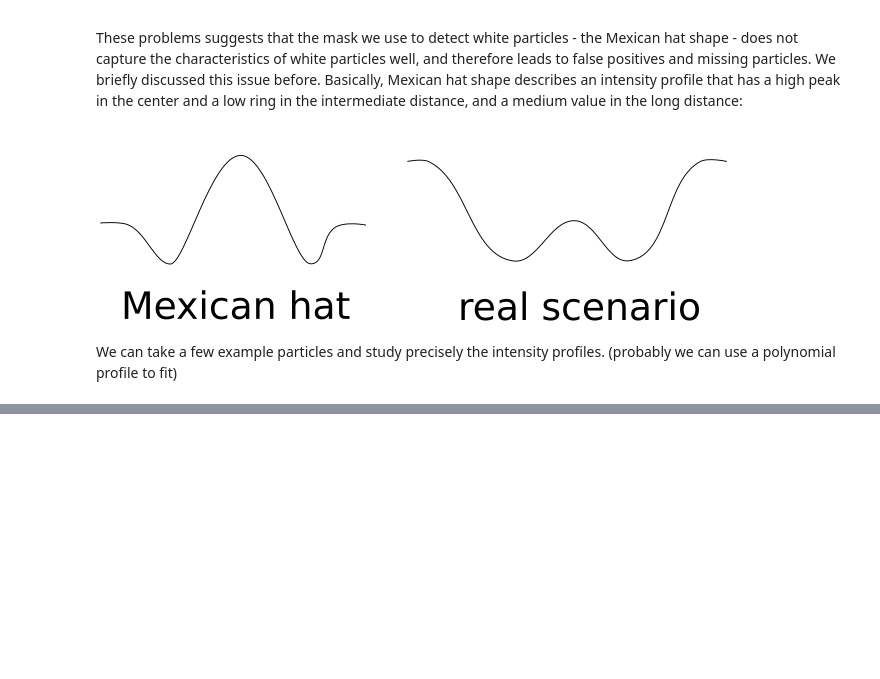
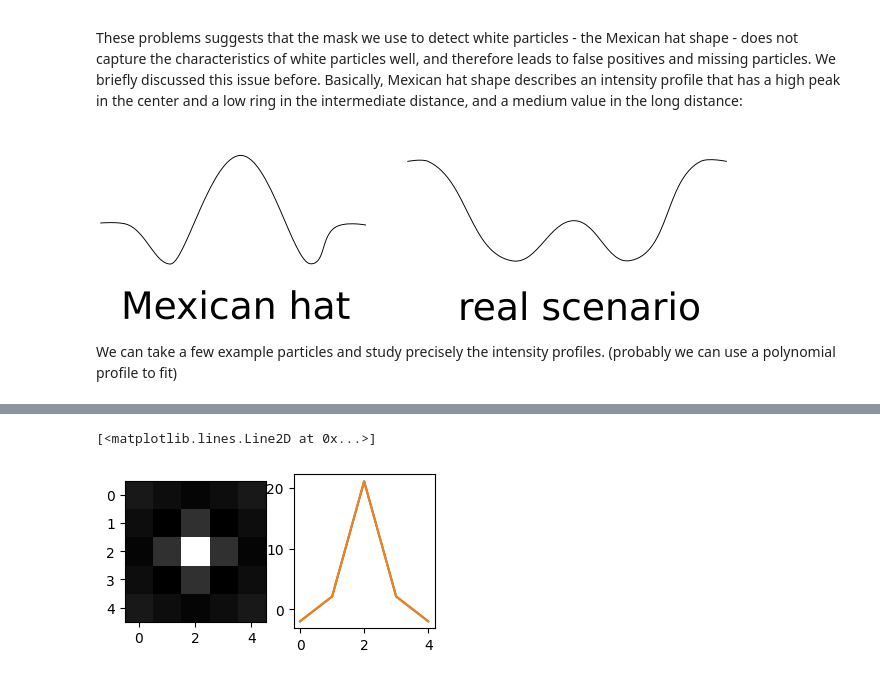
Before and after one commit to ZLoverty/bwtrack, a Jupyter notebook: doc/2023-01-11_white-particles.ipynb, the cells around one changed output, grey strips where cells are left out. Drawn from its saved outputs; the diff is of its cells as text; code cells hidden in the pictures; blank space fills up the shorter version.

```diff
--- a/doc/2023-01-11_white-particles.ipynb
+++ b/doc/2023-01-11_white-particles.ipynb
@@ -118,0 +159,9 @@ We can take a few example particles and study precisely the intensity profiles.
+# %%
+mh = mexican_hat(shape=(5,5), sigma=0.8)
+fig, ax = plt.subplots(nrows=1, ncols=2, figsize=(4, 2))
+ax[0].imshow(mh, cmap="gray")
+ax[1].plot(mh[2, :])
+ax[1].plot(mh[:, 2])
+# %% [output]
+[<matplotlib.lines.Line2D at 0x...>]
+[figure, added]
```
Also changed, not shown: parts of 25 cells of this notebook.
